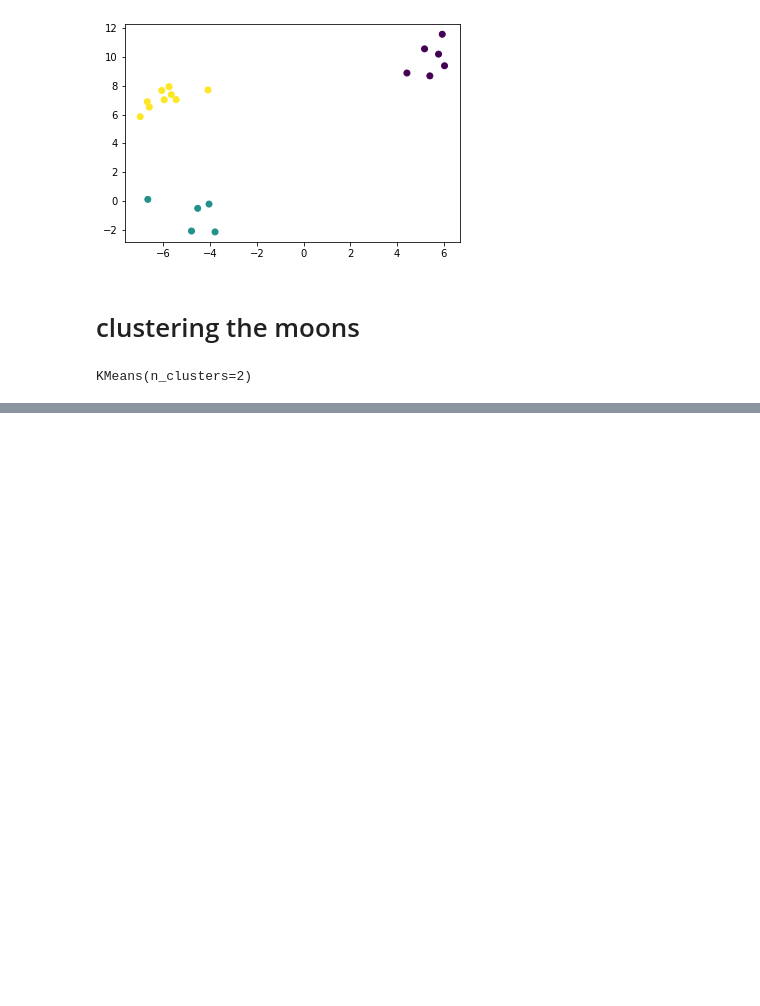
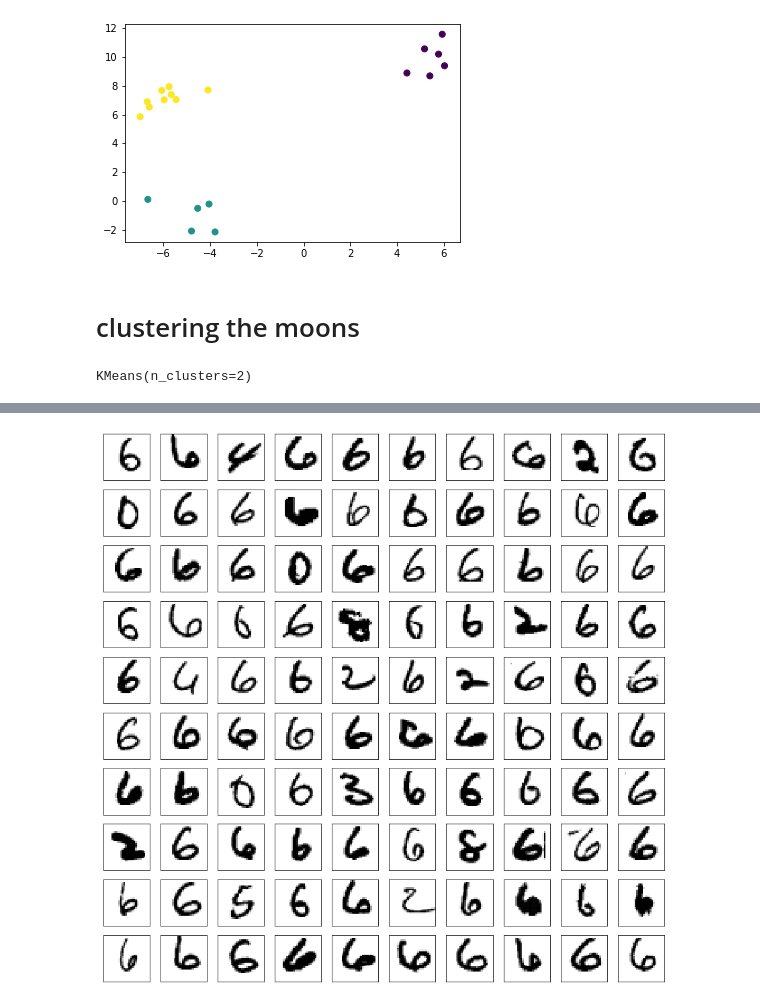
Before and after one commit to mark-andrews/pyml02, a Jupyter notebook: notebooks/kmeans.ipynb, the cells around one changed output, grey strips where cells are left out. Saved outputs shown, nothing was run; the diff lists cells and outputs as text; code cells hidden in the pictures; blank space fills up the shorter version.

```diff
--- a/notebooks/kmeans.ipynb
+++ b/notebooks/kmeans.ipynb
@@ -101,0 +161,2 @@ plt.scatter(X_train[:,0], X_train[:,1], c = kmeans2.predict(X_train))
+# %%
+kmeans = KMeans(n_clusters=10)
@@ -101,0 +167,2 @@ plt.scatter(X_train[:,0], X_train[:,1], c = kmeans2.predict(X_train))
+# %%
+y_test_clust = kmeans.predict(X_test)
@@ -101,0 +173,10 @@ plt.scatter(X_train[:,0], X_train[:,1], c = kmeans2.predict(X_train))
+# %%
+X_cluster_3 = X_test[y_test_clust == 3]
+# %%
+fig = plt.figure(figsize = (15, 15))
+
+for i in range(100):
+    fig.add_subplot(10, 10, i+1, xticks = [], yticks = [])
+    plt.imshow(X_cluster_3[i].reshape(28, 28), cmap=plt.cm.binary, interpolation='nearest')
+# %% [output]
+[figure, added]
```
Also changed, not shown: parts of 30 cells of this notebook.
